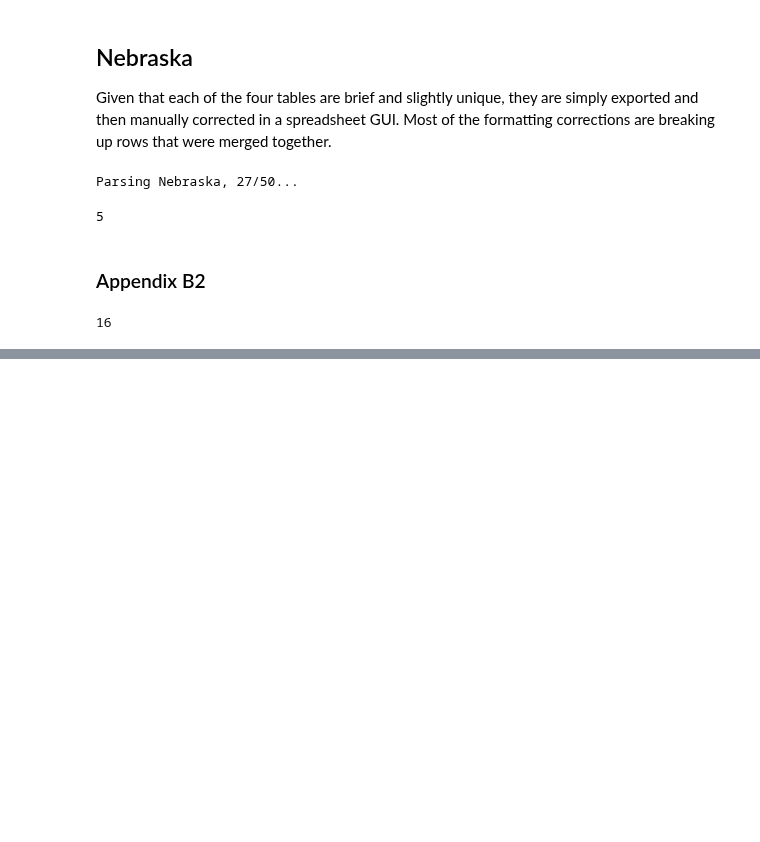
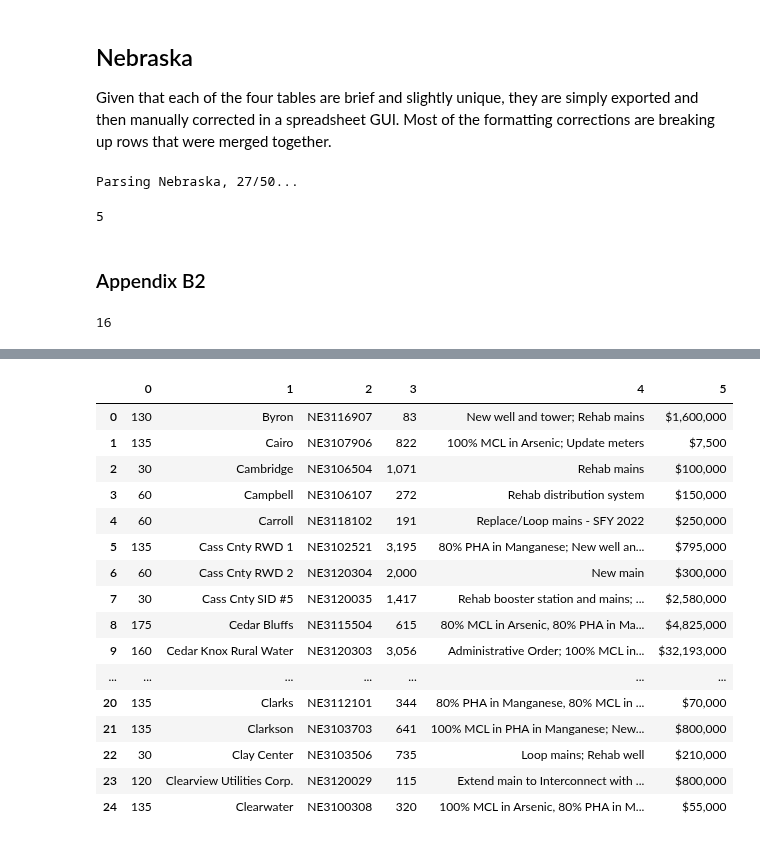
Before and after one commit to Environmental-Policy-Innovation-Center/dw-dashboard, a Jupyter notebook: pdf-parsing-code/parse-ne.ipynb, the cells around one changed output, grey strips where cells are left out. Saved outputs shown, nothing was run; the diff lists cells and outputs as text; code cells hidden in the pictures; blank space fills up the shorter version.

```diff
--- a/pdf-parsing-code/parse-ne.ipynb
+++ b/pdf-parsing-code/parse-ne.ipynb
@@ -53,0 +91,31 @@ ne_pdfs[0].df
+# %%
+ne_2 = ne_pdfs[2].df
+ne_2 = ne_2.iloc[1:,].reset_index(drop=True).copy()
+
+ne_2.iloc[12, 4] = "100% PHA in Manganese, 100% MCL in Nitrates, 80% MCL in Arsenic; New wells and mains; Rehab tower and meters - SFY 2023, 2022 (LOAN), and 2021"
+ne_2.iloc[13,4] = "Rehab mains, wellhouse, and meters; New treatment"
+ne_2.iloc[14,4] = "New wellhouse; Repaint/Rehab storage tank; Replace/Extend mains; Replace LSL; Rehab pump station; Rehab treatment; New/Replace meters"
+
+ne_2 = ne_2.drop(15, axis=0).reset_index(drop=True)
+
+ne_2 = ne_2.replace("\n", " ", regex=True)
+
+ne_2
+# %% [output]
+|  | 0 | 1 | 2 | 3 | 4 | 5 |
+| 0 | 130 | Byron | NE3116907 | 83 | New well and tower; Rehab mains | $1,600,000 |
+| 1 | 135 | Cairo | NE3107906 | 822 | 100% MCL in Arsenic; Update meters | $7,500 |
+| 2 | 30 | Cambridge | NE3106504 | 1,071 | Rehab mains | $100,000 |
+| 3 | 60 | Campbell | NE3106107 | 272 | Rehab distribution system | $150,000 |
+| 4 | 60 | Carroll | NE3118102 | 191 | Replace/Loop mains - SFY 2022 | $250,000 |
+| 5 | 135 | Cass Cnty RWD 1 | NE3102521 | 3,195 | 80% PHA in Manganese; New well an... | $795,000 |
+| 6 | 60 | Cass Cnty RWD 2 | NE3120304 | 2,000 | New main | $300,000 |
+| 7 | 30 | Cass Cnty SID #5 | NE3120035 | 1,417 | Rehab booster station and mains; ... | $2,580,000 |
+| 8 | 175 | Cedar Bluffs | NE3115504 | 615 | 80% MCL in Arsenic, 80% PHA in Ma... | $4,825,000 |
+| 9 | 160 | Cedar Knox Rural Water | NE3120303 | 3,056 | Administrative Order; 100% MCL in... | $32,193,000 |
+| ... | ... | ... | ... | ... | ... | ... |
+| 20 | 135 | Clarks | NE3112101 | 344 | 80% PHA in Manganese, 80% MCL in ... | $70,000 |
+| 21 | 135 | Clarkson | NE3103703 | 641 | 100% MCL in PHA in Manganese; New... | $800,000 |
+| 22 | 30 | Clay Center | NE3103506 | 735 | Loop mains; Rehab well | $210,000 |
+| 23 | 120 | Clearview Utilities Corp. | NE3120029 | 115 | Extend main to Interconnect with ... | $800,000 |
+| 24 | 135 | Clearwater | NE3100308 | 320 | 100% MCL in Arsenic, 80% PHA in M... | $55,000 |
```
Also changed, not shown: parts of 18 cells of this notebook, 2 other files.
